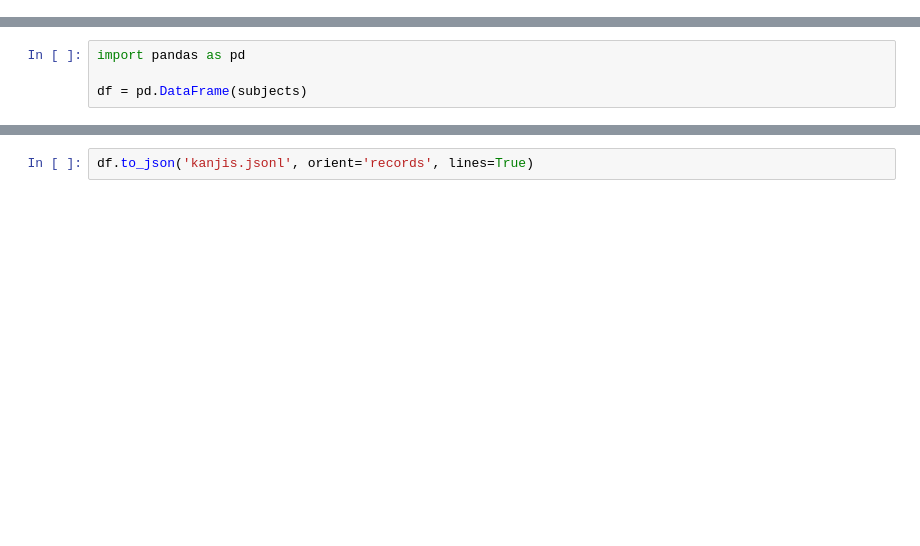
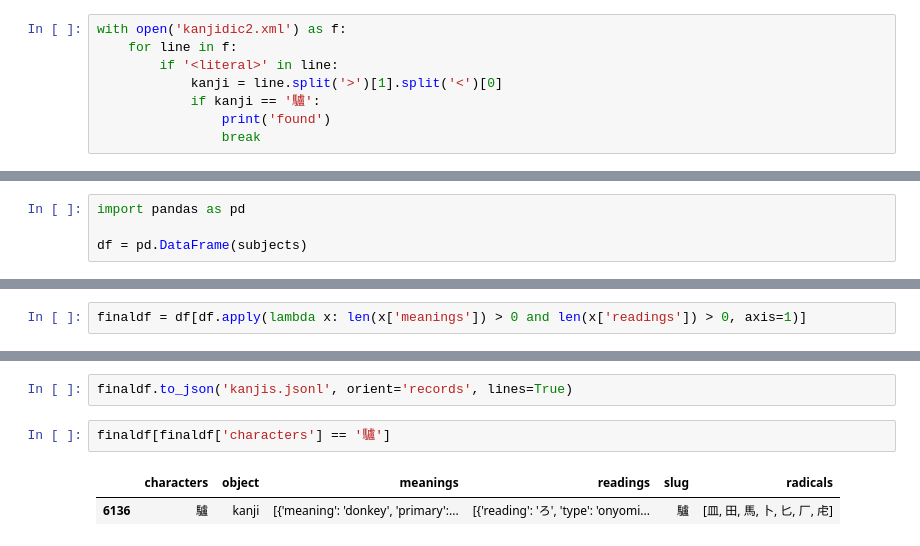
Before and after one commit to martingrzzler/robanohashi-backend, a Jupyter notebook: cmd/export/dict/dict.ipynb, the cells around one changed output, grey strips where cells are left out. Drawn from its saved outputs; the diff is of its cells as text; blank space fills up the shorter version.

```diff
--- a/cmd/export/dict/dict.ipynb
+++ b/cmd/export/dict/dict.ipynb
@@ -102,3 +102,11 @@ Building wheels for collected packages: jaconv
 Successfully built jaconv
 Installing collected packages: jaconv
 Successfully installed jaconv-0.3.4
+# %%
+with open('kanjidic2.xml') as f:
+    for line in f:
+        if '<literal>' in line:
+            kanji = line.split('>')[1].split('<')[0]
+            if kanji == '驢':
+                print('found')
+                break
@@ -163,0 +254,2 @@ df.tail()
+# %%
+finaldf = df[df.apply(lambda x: len(x['meanings']) > 0 and len(x['readings']) > 0, axis=1)]
@@ -164,2 +266,7 @@ df.tail()
 # %%
-df.to_json('kanjis.jsonl', orient='records', lines=True)
+finaldf.to_json('kanjis.jsonl', orient='records', lines=True)
+# %%
+finaldf[finaldf['characters'] == '驢']
+# %% [output]
+|  | characters | object | meanings | readings | slug | radicals |
+| 6136 | 驢 | kanji | [{'meaning': 'donkey', 'primary':... | [{'reading': 'ろ', 'type': 'onyomi... | 驢 | [皿, 田, 馬, 卜, 匕, 厂, 虍] |
```
Also changed, not shown: parts of 5 cells of this notebook, 9 other files.
